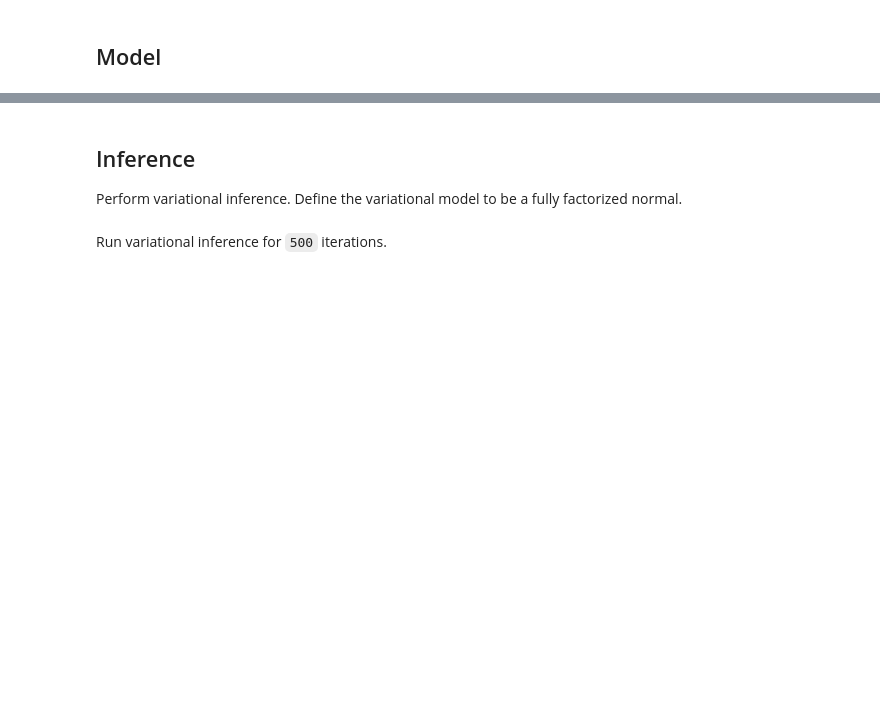
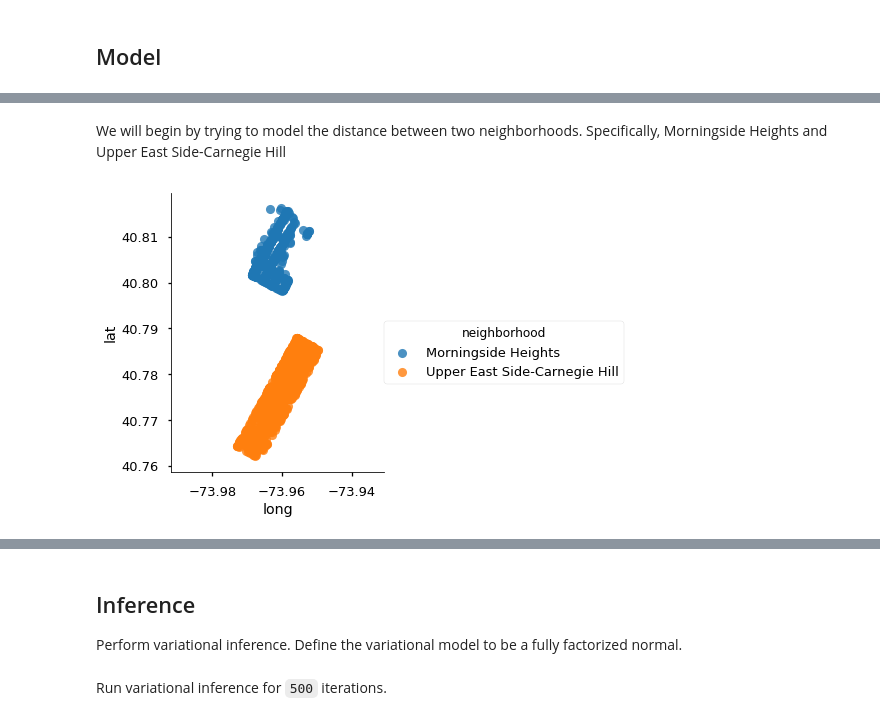
Before and after one commit to colby-j-wise/Probabilistic_Programming, a Jupyter notebook: FinalProject.ipynb, the cells around one changed output, grey strips where cells are left out. Saved outputs shown, nothing was run; the diff lists cells and outputs as text; code cells hidden in the pictures; blank space fills up the shorter version.

```diff
--- a/FinalProject.ipynb
+++ b/FinalProject.ipynb
@@ -112,0 +59,19 @@ the value for this placeholder according to data.
+# %% [markdown]
+We will begin by trying to model the distance between two neighborhoods. Specifically, Morningside Heights and Upper East Side-Carnegie Hill
+# %%
+def bayesian_lin_reg_btw_neighborhoods(source_neighborhood, sink_neighborhood, full_dataset):
+    x = full_dataset.where((full_dataset["pickup_neighborhood_name"] == source_neighborhood) &
+                           (full_dataset["dropoff_neighborhood_name"] == sink_neighborhood)).dropna()
+    y = x["trip_duration"]
+    x = x.drop("trip_duration", axis=1)
+    return x, y
+
+def add_arrival_timestamp(x):
+    x["dropoff_timestamp"] = x["pickup_timestamp"] + x["trip_duration"]
+    return x
+
+manhattan = add_arrival_timestamp(manhattan)
+ues_to_msh_x, ues_to_msh_y = bayesian_lin_reg_btw_neighborhoods("Morningside Heights", "Upper East Side-Carnegie Hill", manhattan)
+visualize_by_boro(ues_to_msh_x)
+# %% [output]
+[figure, added]
```
Also changed, not shown: parts of 11 cells of this notebook, 1 other file.
